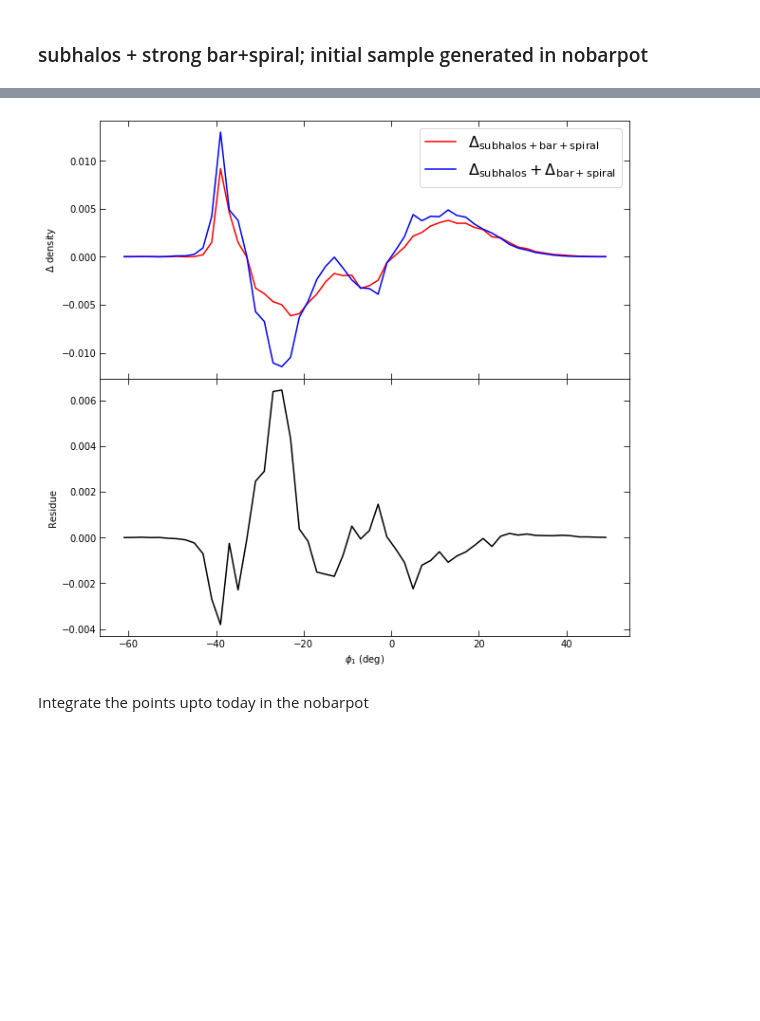
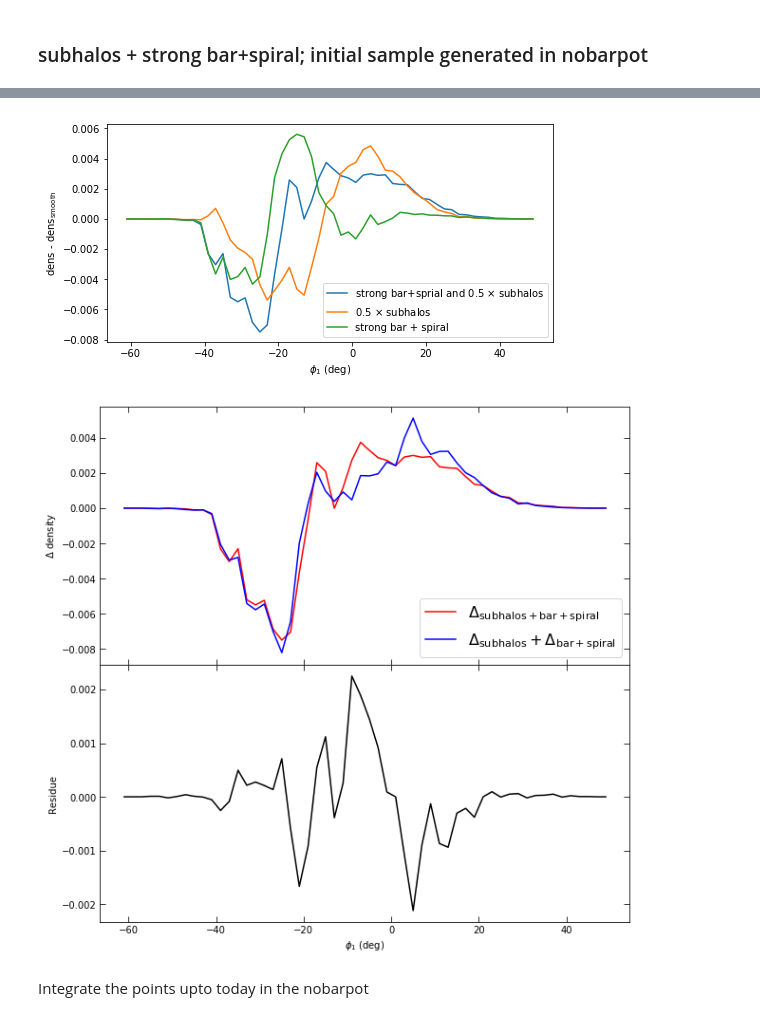
Before and after one commit to nbanik/Analyze_GD-1, a Jupyter notebook: spraydf_combine_bar+spiral and subhalos.ipynb, the cells around one changed output, grey strips where cells are left out. Saved outputs shown, nothing was run; the diff lists cells and outputs as text; code cells hidden in the pictures; blank space fills up the shorter version.

```diff
--- a/spraydf_combine_bar+spiral and subhalos.ipynb
+++ b/spraydf_combine_bar+spiral and subhalos.ipynb
@@ -37,7 +37,7 @@ turn_physical_off(MW_bar_spiral_pot)
 # %%
 #load the impacted sdf_pepper file
 
-with open('GD1_64impact_only_subhalos_trailing_Plummer_td3.2Gyr_Mmin105_MW2014.pkl','rb') as savefile:
+with open('GD1_64impact_only_subhalos_0p5timescdm_Plummer_td3.2Gyr_Mmin105_MW2014.pkl','rb') as savefile:
             sdf_pepper_imp= pickle.load(savefile,encoding='latin1')
 
 
@@ -591,5 +591,5 @@ bin edges : [-62. -60. -58. -56. -54. -52. -50. -48. -46. -44. -42. -40. -38. -3
 # %%
-#only subhalos, initial sample generated in nobarpot
+#only subhalos with timescdm = 0.5, initial sample generated in nobarpot
 
 #R   phi   z   vR    vT    vz
 R_sub_nobarpot=[]
@@ -597,7 +597,7 @@ phi_sub_nobarpot=[]
 z_sub_nobarpot=[]
 
 for ii in range(200):
-    R,phi,z,_,_,_=np.loadtxt("combine_bar_spiral_subhalos/nobarpot_init_subhalos_nobarpot_final/spraydf_sample_nobarpot_init_subhalos_nobarpot_final_{}.dat".format(ii),unpack=True)
+    R,phi,z,_,_,_=np.loadtxt("combine_bar_spiral_subhalos/nobarpot_init_softsubhalos_nobarpot_final/spraydf_sample_nobarpot_init_softsubhalos_nobarpot_final_{}.dat".format(ii),unpack=True)
     for jj in range(len(R)):
         R_sub_nobarpot.append(R[jj])
         phi_sub_nobarpot.append(phi[jj])
@@ -613,7 +613,7 @@ p1_sub_nobarpot,p2_sub_nobarpot=galcencyl_to_phi12(R_sub_nobarpot,phi_sub_nobarp
 midphi1_sub_nobarpot,den_sub_nobarpot = bin_full_stream(p1_sub_nobarpot)
 
 plt.figure(figsize=(15,6))
-plt.suptitle("subhalos; initial sample in nobarpot",fontsize=16)
+plt.suptitle("soft subhalos; initial sample in nobarpot",fontsize=16)
 #plt.subplot(1,2,1)
 #plt.scatter(p1_nobarpot,p2_nobarpot)
 plt.plot(midphi1_sub_nobarpot,den_sub_nobarpot)
@@ -654,7 +654,7 @@ phi_substrongBS_nobarpot=[]
 z_substrongBS_nobarpot=[]
 
 for ii in range(200):
-    R,phi,z,_,_,_=np.loadtxt("combine_bar_spiral_subhalos/nobarpot_init_subhalos_strongbarpot_final/spraydf_sample_nobarpot_init_subhalos_strongbarpot_final_{}.dat".format(ii),unpack=True)
+    R,phi,z,_,_,_=np.loadtxt("combine_bar_spiral_subhalos/nobarpot_init_softsubhalos_strongbarpot_final/spraydf_sample_nobarpot_init_softsubhalos_strongbarpot_final_{}.dat".format(ii),unpack=True)
     for jj in range(len(R)):
         R_substrongBS_nobarpot.append(R[jj])
         phi_substrongBS_nobarpot.append(phi[jj])
@@ -670,7 +670,7 @@ p1_substrongBS_nobarpot,p2_substrongBS_nobarpot=galcencyl_to_phi12(R_substrongBS
 
 midphi1_substrongBS_nobarpot,den_substrongBS_nobarpot = bin_full_stream(p1_substrongBS_nobarpot)
 plt.figure(figsize=(15,6))
-plt.suptitle("subhalos + strong bar + spiral; initial sample in nobarpot",fontsize=16)
+plt.suptitle("soft subhalos + strong bar + spiral; initial sample in nobarpot",fontsize=16)
 #plt.subplot(1,2,1)
 #plt.scatter(p1_nobarpot,p2_nobarpot)
 plt.plot(midphi1_substrongBS_nobarpot,den_substrongBS_nobarpot)
@@ -703,36 +703,47 @@ bin edges : [-62. -60. -58. -56. -54. -52. -50. -48. -46. -44. -42. -40. -38. -3
 # %%
 #delta dens_(sub+bar/spiral) ==? delta dens_(no-sub+bar/spiral) + delta dens_(sub+nobar/spiral)
 #initial sample in nobarpot
+
+plt.figure(figsize=(8,4))
+plt.plot(midphi1_substrongBS_nobarpot,den_substrongBS_nobarpot - dens,label=r"strong bar+sprial and 0.5 $\times$ subhalos")
+plt.plot(midphi1_sub_nobarpot,den_sub_nobarpot - dens,label=r"0.5 $\times$ subhalos")
+plt.plot(midphi1_nobarpot_strongBS,den_nobarpot_strongBS - dens,label="strong bar + spiral")
+plt.ylabel(r"dens - dens$_{\mathrm{smooth}}$")
+plt.legend(loc='lower right')
+plt.xlabel(r"$\phi_{1}$ (deg)")
+plt.show()
+
 
 plt.figure(figsize=(10,10))
 ax1=plt.subplot(2,1,1)
 
 ax1.tick_params(axis='both',direction='in',which='both',top=True,right=True,length=6.,labelbottom=False)
 plt.plot(midphi1_substrongBS_nobarpot,den_substrongBS_nobarpot - dens,c='r',label=r'$\Delta_{\rm{subhalos + bar + spiral}}$')
 plt.plot(midphi1_substrongBS_nobarpot,((den_sub_nobarpot - dens) + (den_nobarpot_strongBS - dens)),c='b',label=r'$\Delta_{\rm{subhalos}} + \Delta_{\rm{bar + spiral}}$')
 plt.ylabel(r'$\Delta$ density')
 #plt.xlim(220.,250.)
 #plt.ylim(-5.,9.)
 #plt.xlabel('RA (deg)')
 #plt.text(0.03,0.85,'Frequency-angle',fontsize=16,transform=ax1.transAxes)
 #plt.xlabel([])
-plt.legend(loc='upper right',fontsize=16)
+plt.legend(loc='lower right',fontsize=16)
 plt.xtick_labelsize=0.
 
 ax2=plt.subplot(2,1,2)
 ax2.tick_params(axis='both',direction='in',which='both',top=True,right=True,length=6.)
 plt.plot(midphi1_substrongBS_nobarpot,(den_substrongBS_nobarpot - dens) - ((den_sub_nobarpot - dens) + (den_nobarpot_strongBS - dens)),c='k')
 
 plt.ylabel(r'Residue')
 plt.xlabel(r'$\phi_{1}$ (deg)')
 #plt.xlabel('RA (deg)',fontsize=16)
 #plt.ylabel('Dec (deg)',fontsize=16)
 #plt.legend(loc='lower right',fontsize=16)
 plt.subplots_adjust(wspace=0, hspace=0)
 #plt.savefig('plots/streamdf_spraydf_compare.pdf',bbox_inches='tight')
 plt.show()
 # %% [output]
-[figure, old version]
+[figure, new version]
+[figure, added]
 # %%
 #only bar+spiral; initial sample generated in nobarpot
 
```
Also changed, not shown: parts of 3 cells of this notebook.
